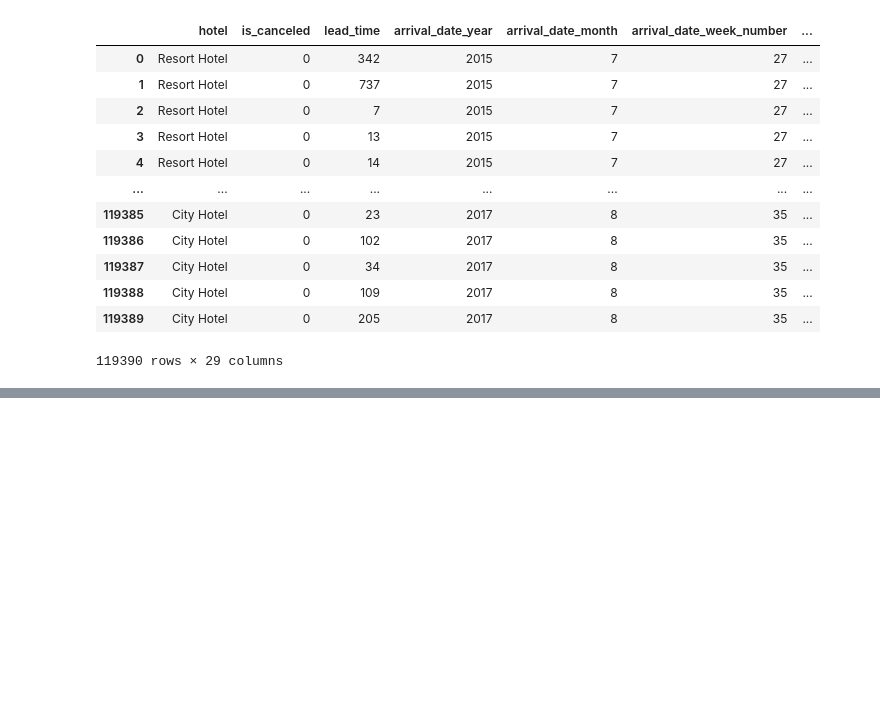
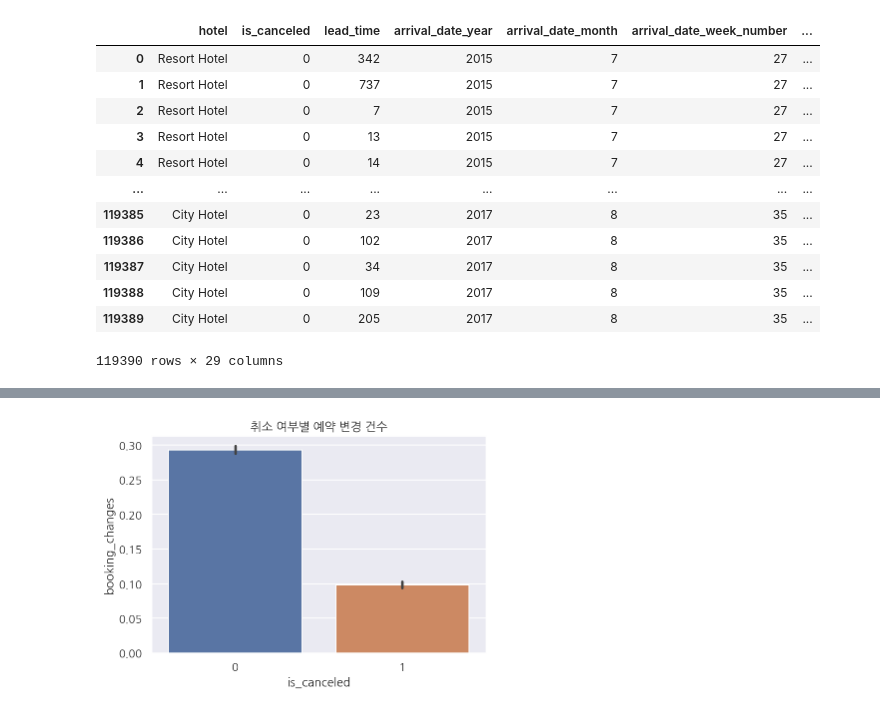
Before and after one commit to kyulimpark/EDA_project_hotel, a Jupyter notebook: EDA_project_hotel_01.ipynb, the cells around one changed output, grey strips where cells are left out. Cells and saved outputs as stored; diff of their text form; code cells hidden in the pictures; blank space fills up the shorter version.

```diff
--- a/EDA_project_hotel_01.ipynb
+++ b/EDA_project_hotel_01.ipynb
@@ -151,0 +338,7 @@ df2.to_csv("hotel_eda.csv",mode='w', header=False)
+# %%
+# 가설 2. 고객의 booking change(예약 날짜, 룸 타입, 숙박일수 등) 건수가 많으면 호텔 취소율은 낮을 것이다.
+plt.title("취소 여부별 예약 변경 건수")
+sns.barplot(x = df["is_canceled"], y = df["booking_changes"], data=df)
+plt.show()
+# %% [output]
+[figure, added]
```
Also changed, not shown: parts of 38 cells of this notebook.
